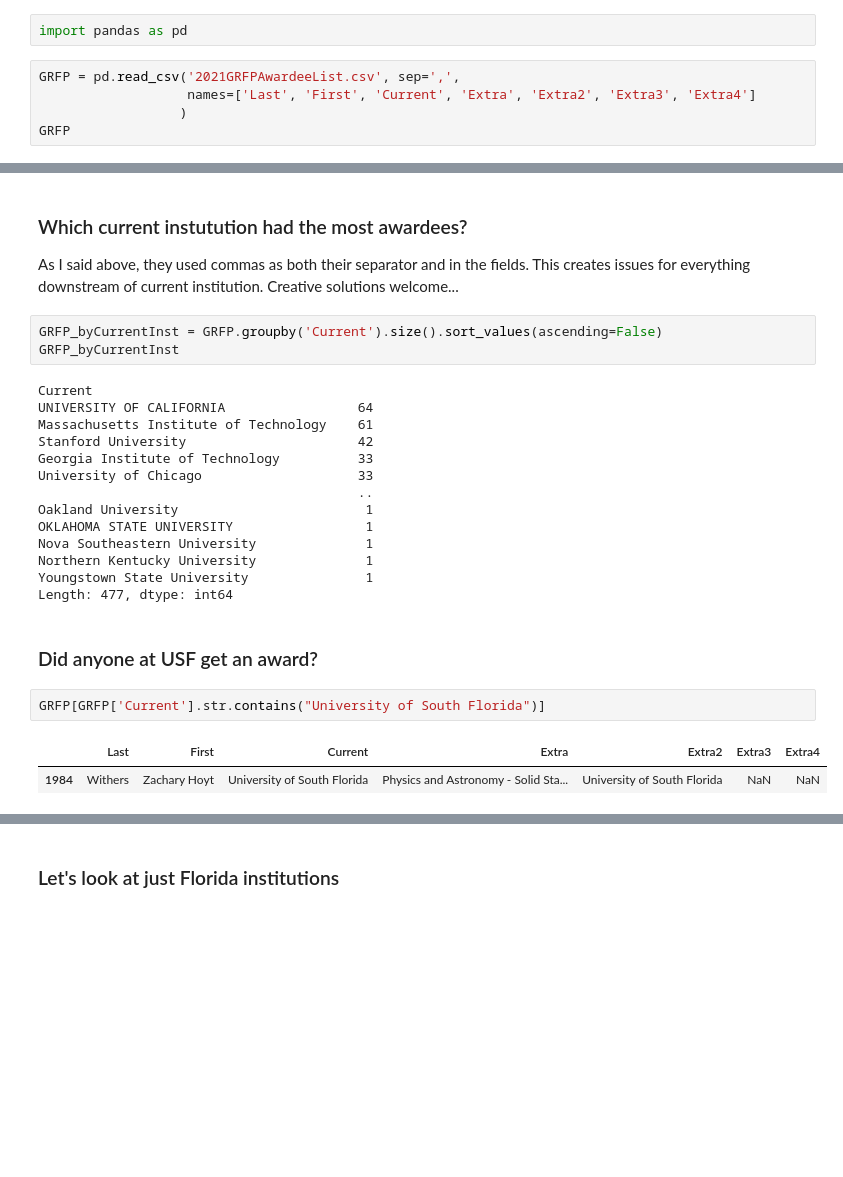
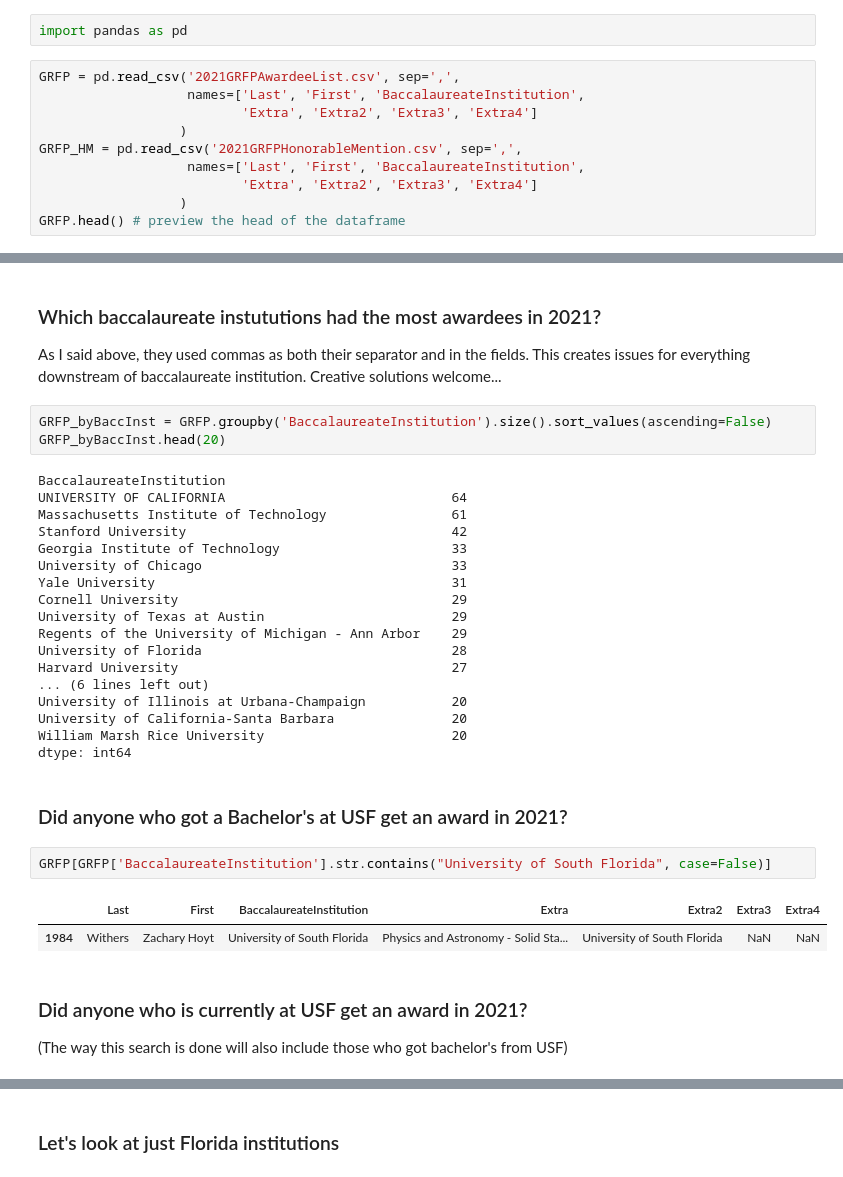
Before and after one commit to ognancy4life/GRFP, a Jupyter notebook: 2021GRFP.ipynb, the cells around one changed output, grey strips where cells are left out. Saved outputs shown, nothing was run; the diff lists cells and outputs as text; blank space fills up the shorter version.

```diff
--- a/2021GRFP.ipynb
+++ b/2021GRFP.ipynb
@@ -9,7 +6,12 @@ Note that NSF used commas as the separator AND inside the fields, which makes im
 import pandas as pd
 # %%
 GRFP = pd.read_csv('2021GRFPAwardeeList.csv', sep=',',
-                   names=['Last', 'First', 'Current', 'Extra', 'Extra2', 'Extra3', 'Extra4']
+                   names=['Last', 'First', 'BaccalaureateInstitution',
+                          'Extra', 'Extra2', 'Extra3', 'Extra4']
                   )
-GRFP
+GRFP_HM = pd.read_csv('2021GRFPHonorableMention.csv', sep=',',
+                   names=['Last', 'First', 'BaccalaureateInstitution',
+                          'Extra', 'Extra2', 'Extra3', 'Extra4']
+                  )
+GRFP.head() # preview the head of the dataframe
 # %% [output]
@@ -48,27 +24,34 @@ GRFP_HM
 # %% [markdown]
-### Which current instutution had the most awardees?
-As I said above, they used commas as both their separator and in the fields. This creates issues for everything downstream of current institution. Creative solutions welcome...
+### Which baccalaureate instututions had the most awardees in 2021?
+As I said above, they used commas as both their separator and in the fields. This creates issues for everything downstream of baccalaureate institution. Creative solutions welcome...
 # %%
-GRFP_byCurrentInst = GRFP.groupby('Current').size().sort_values(ascending=False)
-GRFP_byCurrentInst
+GRFP_byBaccInst = GRFP.groupby('BaccalaureateInstitution').size().sort_values(ascending=False)
+GRFP_byBaccInst.head(20)
 # %% [output]
-Current
-UNIVERSITY OF CALIFORNIA                 64
-Massachusetts Institute of Technology    61
-Stanford University                      42
-Georgia Institute of Technology          33
-University of Chicago                    33
-                                         ..
-Oakland University                        1
-OKLAHOMA STATE UNIVERSITY                 1
-Nova Southeastern University              1
-Northern Kentucky University              1
-Youngstown State University               1
-Length: 477, dtype: int64
+BaccalaureateInstitution
+UNIVERSITY OF CALIFORNIA                             64
+Massachusetts Institute of Technology                61
+Stanford University                                  42
+Georgia Institute of Technology                      33
+University of Chicago                                33
+Yale University                                      31
+Cornell University                                   29
+University of Texas at Austin                        29
+Regents of the University of Michigan - Ann Arbor    29
+University of Florida                                28
+Harvard University                                   27
+... (6 lines left out)
+University of Illinois at Urbana-Champaign           20
+University of California-Santa Barbara               20
+William Marsh Rice University                        20
+dtype: int64
 # %% [markdown]
-### Did anyone at USF get an award?
+### Did anyone who got a Bachelor's at USF get an award in 2021?
 # %%
-GRFP[GRFP['Current'].str.contains("University of South Florida")]
+GRFP[GRFP['BaccalaureateInstitution'].str.contains("University of South Florida", case=False)]
 # %% [output]
-|  | Last | First | Current | Extra | Extra2 | Extra3 | Extra4 |
+|  | Last | First | BaccalaureateInstitution | Extra | Extra2 | Extra3 | Extra4 |
 | 1984 | Withers | Zachary Hoyt | University of South Florida | Physics and Astronomy - Solid Sta... | University of South Florida | NaN | NaN |
+# %% [markdown]
+### Did anyone who is currently at USF get an award in 2021?
+(The way this search is done will also include those who got bachelor's from USF)
```
Also changed, not shown: parts of 35 cells of this notebook, 1 other file.
